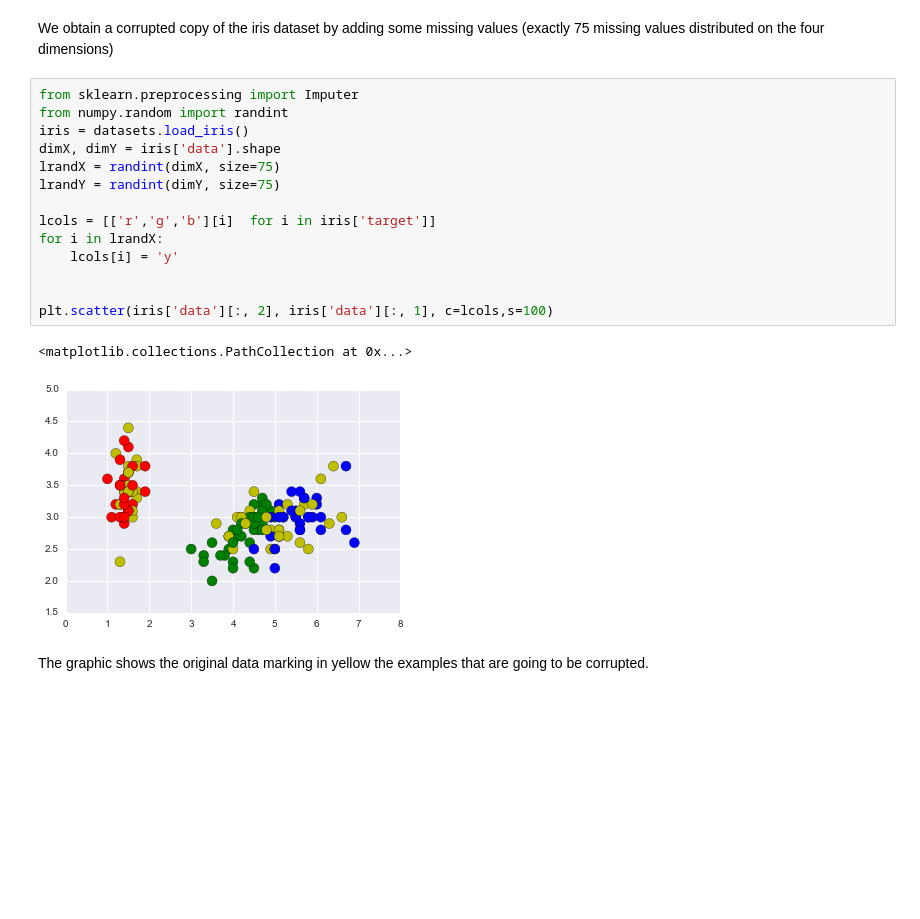
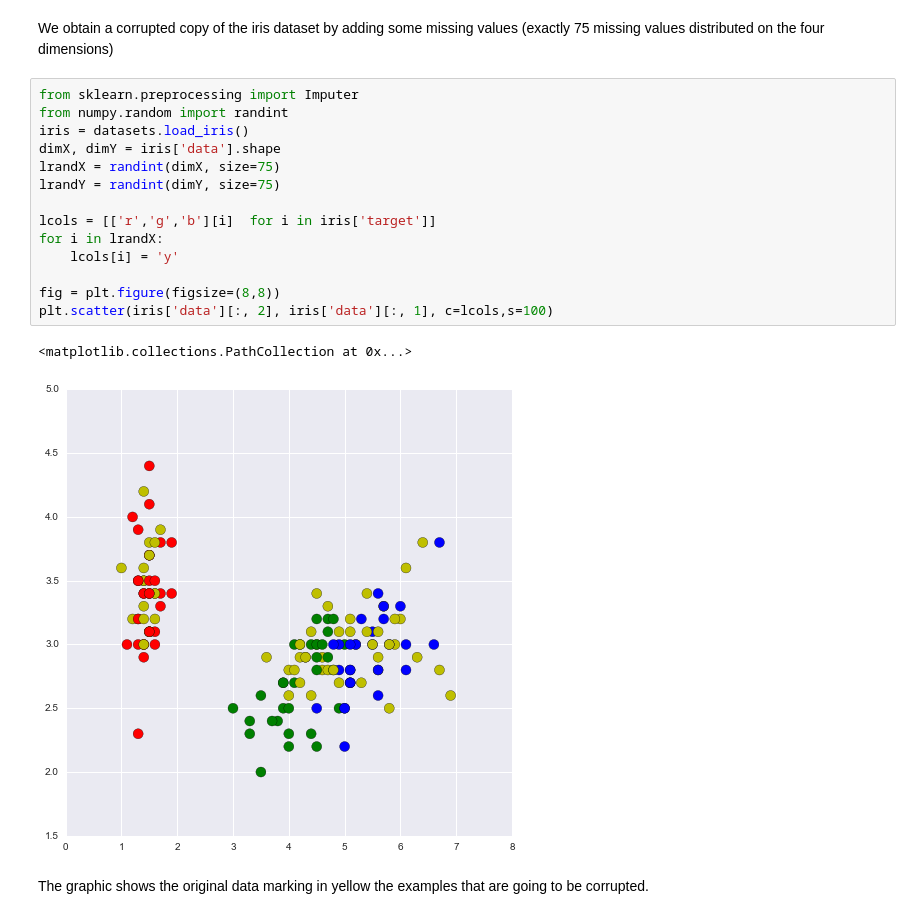
Before and after one commit to bejar/AMLTNotebooks, a Jupyter notebook: Notebooks/MissingValues.ipynb, the cells around one changed output. Cells and saved outputs as stored; diff of their text form; blank space fills up the shorter version.

```diff
--- a/Notebooks/MissingValues.ipynb
+++ b/Notebooks/MissingValues.ipynb
@@ -14,20 +14,20 @@ We obtain a corrupted copy of the iris dataset by adding some missing values (ex
 # %%
 from sklearn.preprocessing import Imputer
 from numpy.random import randint
 iris = datasets.load_iris()
 dimX, dimY = iris['data'].shape
 lrandX = randint(dimX, size=75)
 lrandY = randint(dimY, size=75)
 
 lcols = [['r','g','b'][i]  for i in iris['target']]
 for i in lrandX:
     lcols[i] = 'y'
 
-
+fig = plt.figure(figsize=(8,8))
 plt.scatter(iris['data'][:, 2], iris['data'][:, 1], c=lcols,s=100)
 # %% [output]
 <matplotlib.collections.PathCollection at 0x...>
-[figure, old version]
+[figure, new version]
 # %% [markdown]
 The graphic shows the original data marking in yellow the examples that are going to be corrupted.
 # %%
```
Also changed, not shown: parts of 3 cells of this notebook, 3 other files.
